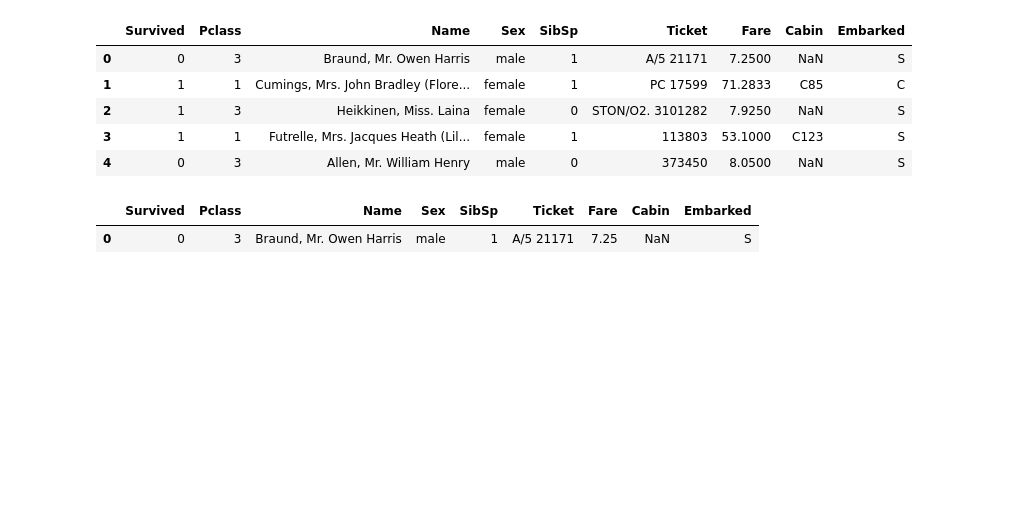
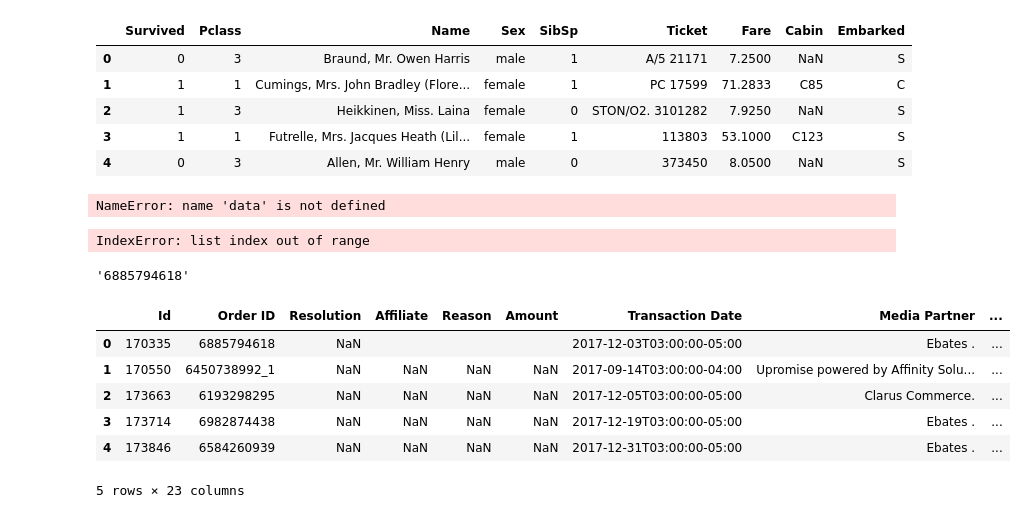
Before and after one commit to bnonni/Python, a Jupyter notebook: Notebooks/Introduction to Pandas.ipynb, the cells around one changed output. Drawn from its saved outputs; the diff is of its cells as text; code cells hidden in the pictures; blank space fills up the shorter version.

```diff
--- a/Notebooks/Introduction to Pandas.ipynb
+++ b/Notebooks/Introduction to Pandas.ipynb
@@ -291,7 +291,6 @@ data[:5]
 | 3 | 1 | 1 | Futrelle, Mrs. Jacques Heath (Lil... | female | 1 | 113803 | 53.1000 | C123 | S |
 | 4 | 0 | 3 | Allen, Mr. William Henry | male | 0 | 373450 | 8.0500 | NaN | S |
 # %%
-data[:1]
+data.name(1)
 # %% [output]
-|  | Survived | Pclass | Name | Sex | SibSp | Ticket | Fare | Cabin | Embarked |
-| 0 | 0 | 3 | Braund, Mr. Owen Harris | male | 1 | A/5 21171 | 7.25 | NaN | S |
+NameError: name 'data' is not defined
@@ -297,0 +300,20 @@ data[:1]
+# %%
+data.loc[[1][2]]
+# %% [output]
+IndexError: list index out of range
+# %%
+data = pd.read_csv("Transaction Inquiries 02052018 (CSV).csv")
+# %%
+data.loc[0]['Order ID']
+# %% [output]
+'6885794618'
+# %%
+data.head()
+# %% [output]
+|  | Id | Order ID | Resolution | Affiliate | Reason | Amount | Transaction Date | Media Partner | ... |
+| 0 | 170335 | 6885794618 | NaN |  |  |  | 2017-12-03T03:00:00-05:00 | Ebates . | ... |
+| 1 | 170550 | 6450738992_1 | NaN | NaN | NaN | NaN | 2017-09-14T03:00:00-04:00 | Upromise powered by Affinity Solu... | ... |
+| 2 | 173663 | 6193298295 | NaN | NaN | NaN | NaN | 2017-12-05T03:00:00-05:00 | Clarus Commerce. | ... |
+| 3 | 173714 | 6982874438 | NaN | NaN | NaN | NaN | 2017-12-19T03:00:00-05:00 | Ebates . | ... |
+| 4 | 173846 | 6584260939 | NaN | NaN | NaN | NaN | 2017-12-31T03:00:00-05:00 | Ebates . | ... |
+5 rows × 23 columns
```
Also changed, not shown: parts of 1 cell of this notebook, 10 other files.
